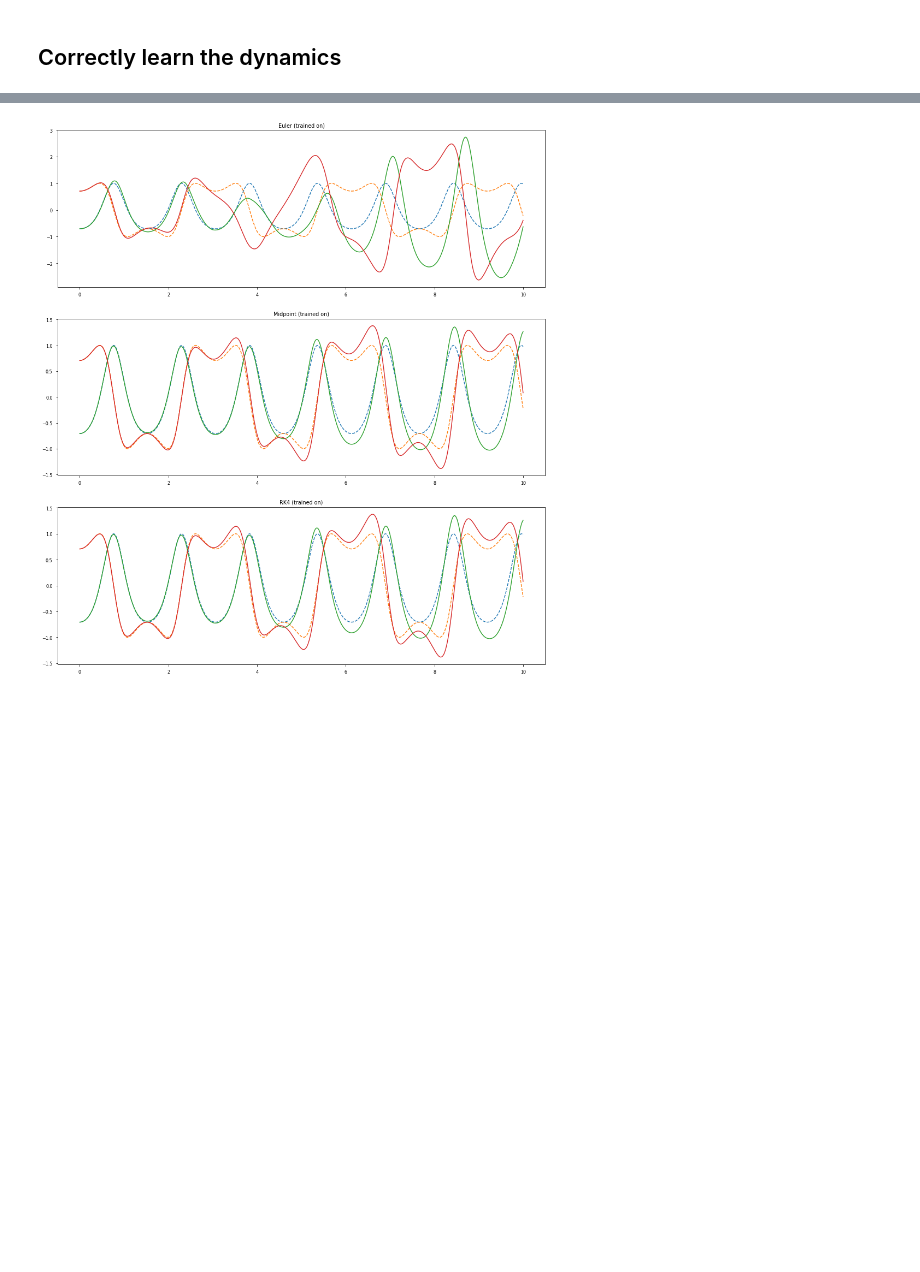
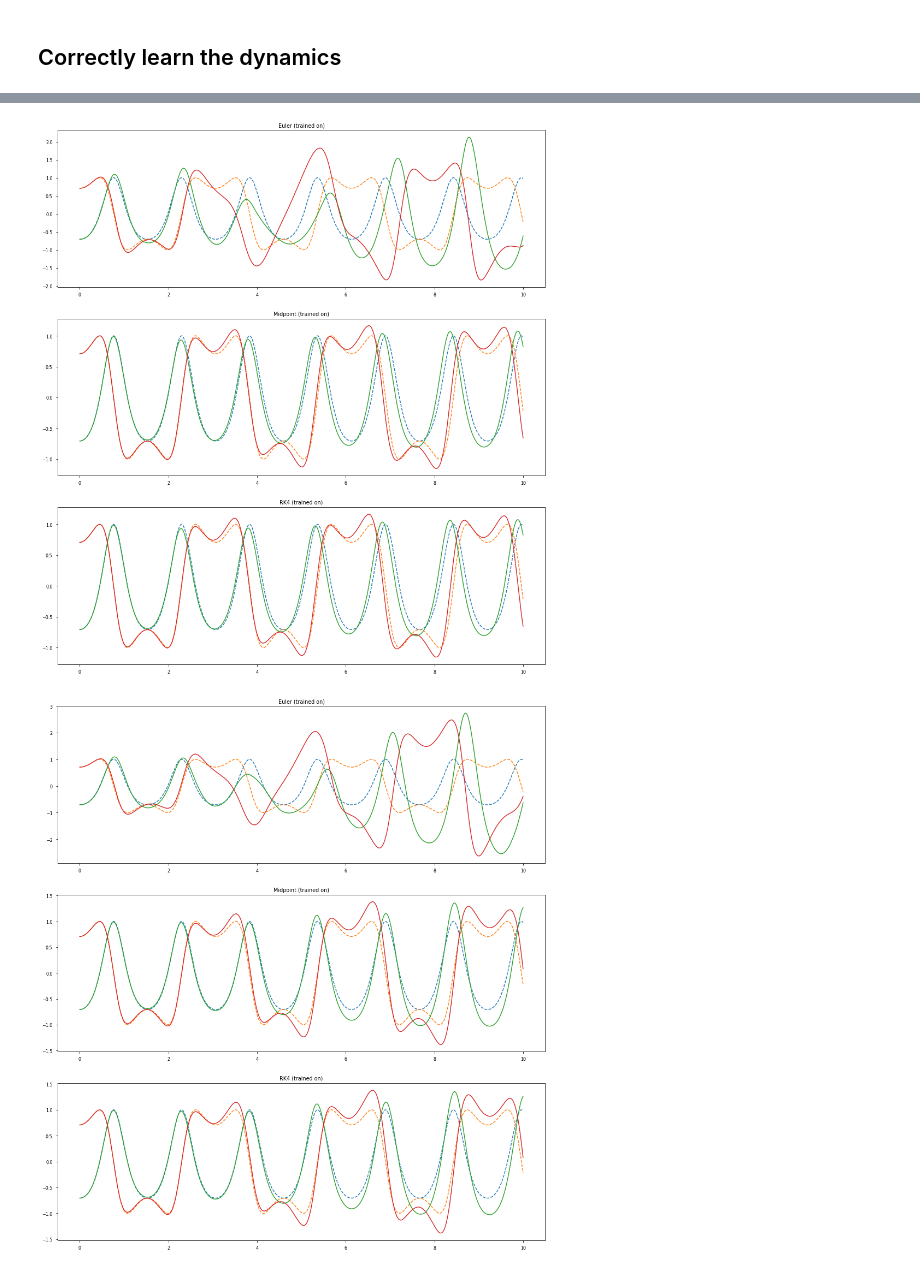
Before and after one commit to afqueiruga/on_learned_dynamics, a Jupyter notebook: NonlinearPendulum.ipynb, the cells around one changed output, grey strips where cells are left out. Saved outputs shown, nothing was run; the diff lists cells and outputs as text; code cells hidden in the pictures; blank space fills up the shorter version.

```diff
--- a/NonlinearPendulum.ipynb
+++ b/NonlinearPendulum.ipynb
@@ -319,3 +320,16 @@ plt.semilogy(losses)
+# %%
+plt.figure(figsize=(plotting.FIG_SIZE_FULL[0],plotting.FIG_SIZE_FULL[1]*3))
+plt.subplot(3,1,1)
+plt.title("Euler (trained on)")
+solve_and_plot(model_multi,'euler',idcs=slice(0,2))
+plt.subplot(3,1,2)
+plt.title("Midpoint (trained on)")
+solve_and_plot(model_multi,'midpoint',idcs=slice(0,2))
+plt.subplot(3,1,3)
+plt.title("RK4 (trained on)")
+solve_and_plot(model_multi,'rk4',idcs=slice(0,2))
+# %% [output]
+[figure, added]
 # %%
 plt.figure(figsize=(plotting.FIG_SIZE_FULL[0],plotting.FIG_SIZE_FULL[1]*3))
 plt.subplot(3,1,1)
```
Also changed, not shown: parts of 2 cells of this notebook, 1 other file.
